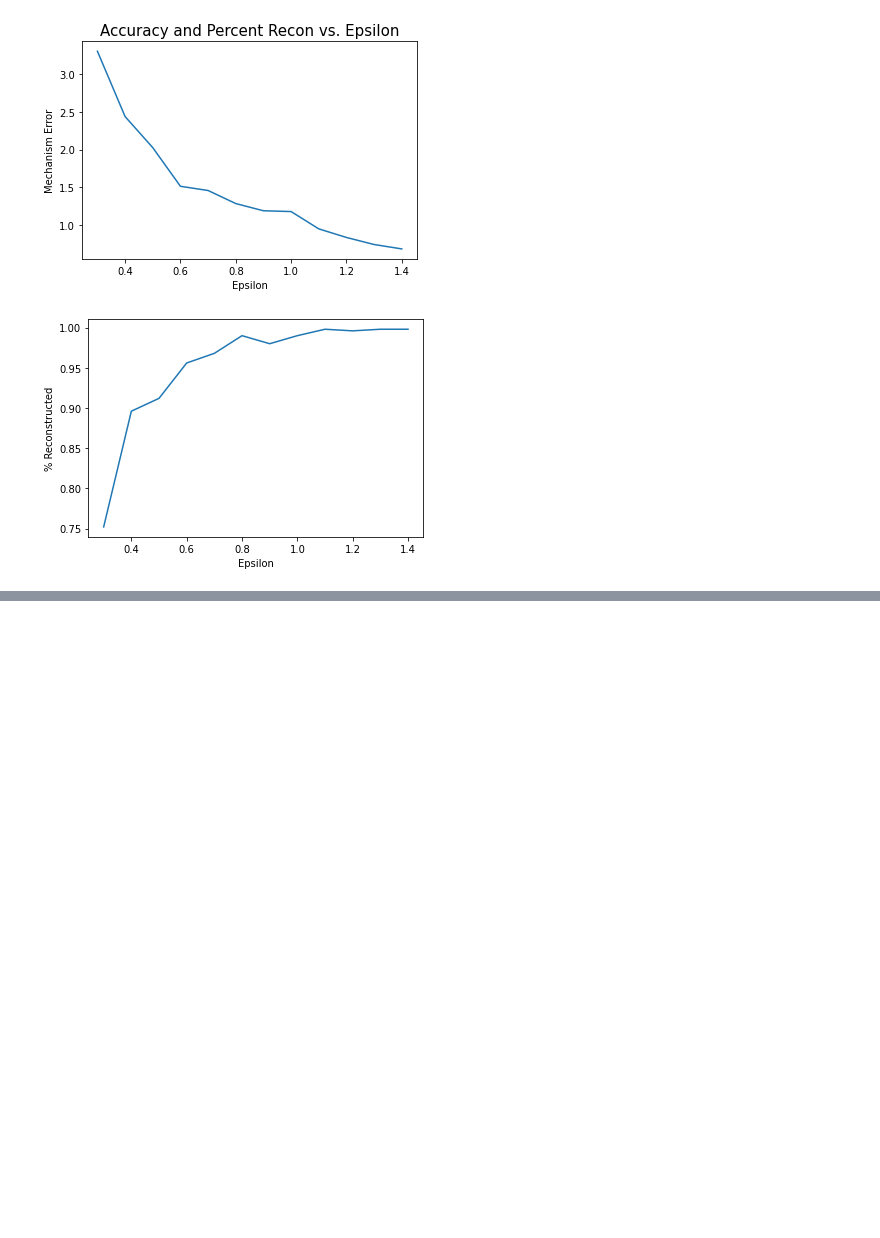
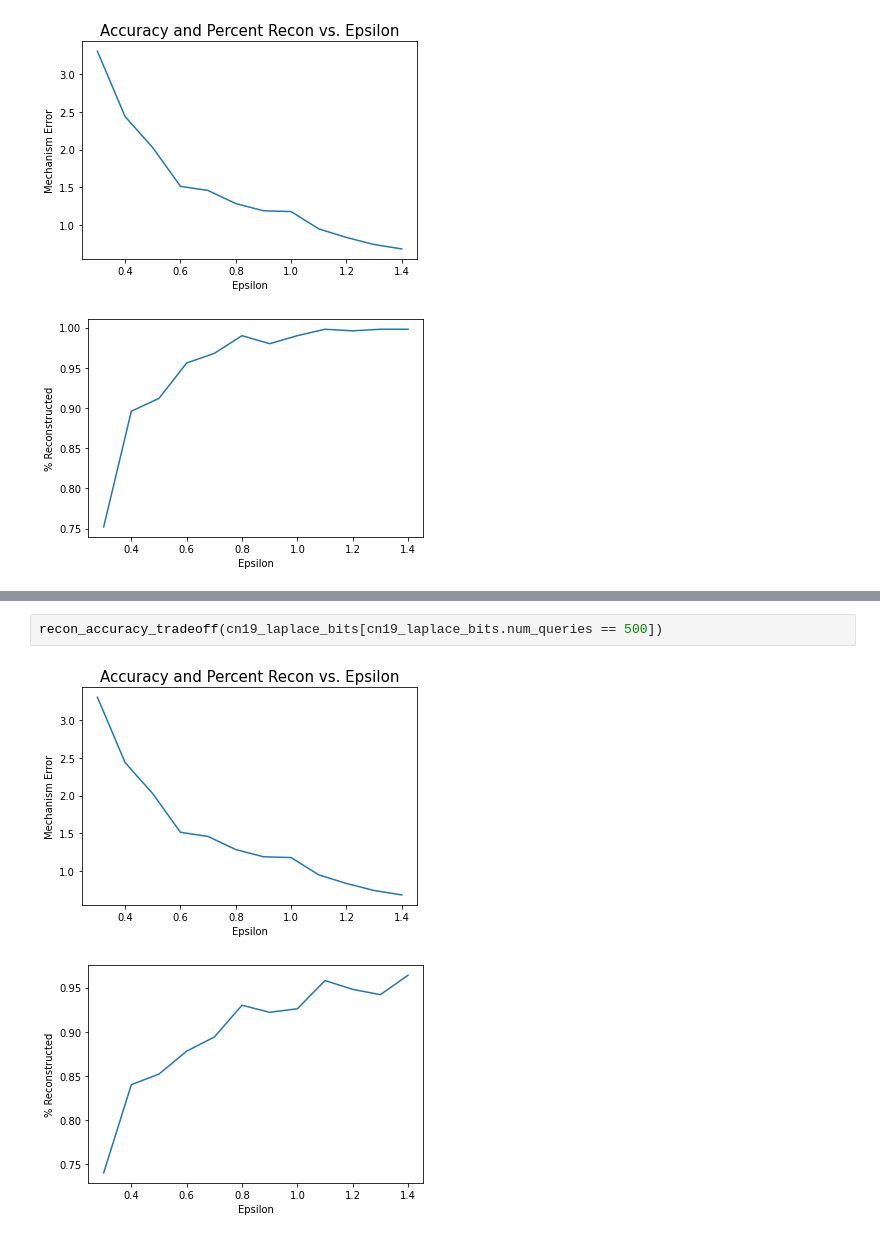
Before and after one commit to mgul999/cs226finalproject, a Jupyter notebook: experiments.ipynb, the cells around one changed output, grey strips where cells are left out. Cells and saved outputs as stored; diff of their text form; blank space fills up the shorter version.

```diff
--- a/experiments.ipynb
+++ b/experiments.ipynb
@@ -201,0 +217,5 @@ epsilon_thresshold(dinur_nissim_laplace, threshold=.9, title="Queries Requried f
+# %%
+recon_accuracy_tradeoff(cn19_laplace_bits[cn19_laplace_bits.num_queries == 500])
+# %% [output]
+[figure, added]
+[figure, added]
```
Also changed, not shown: parts of 29 cells of this notebook, 8 other files.
